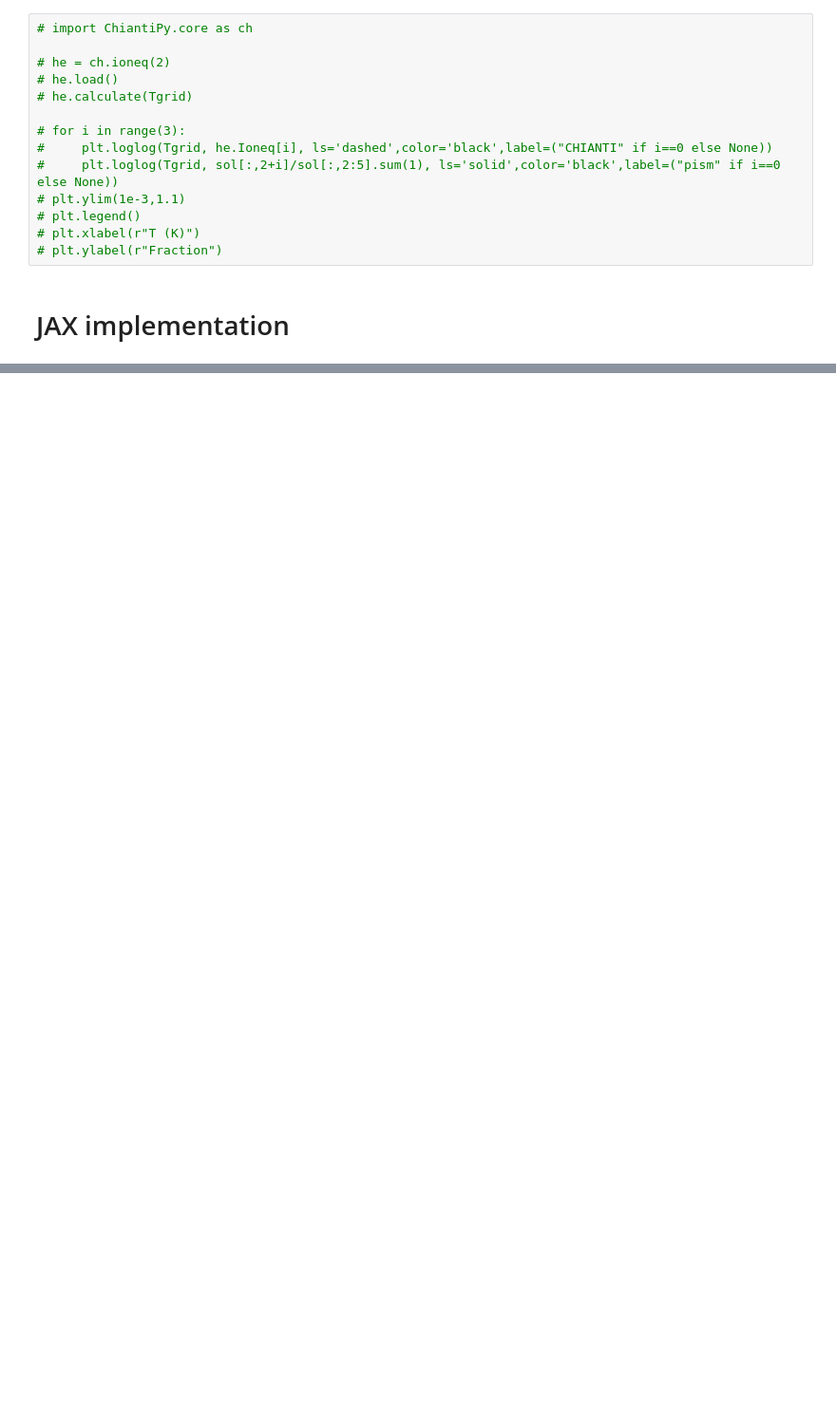
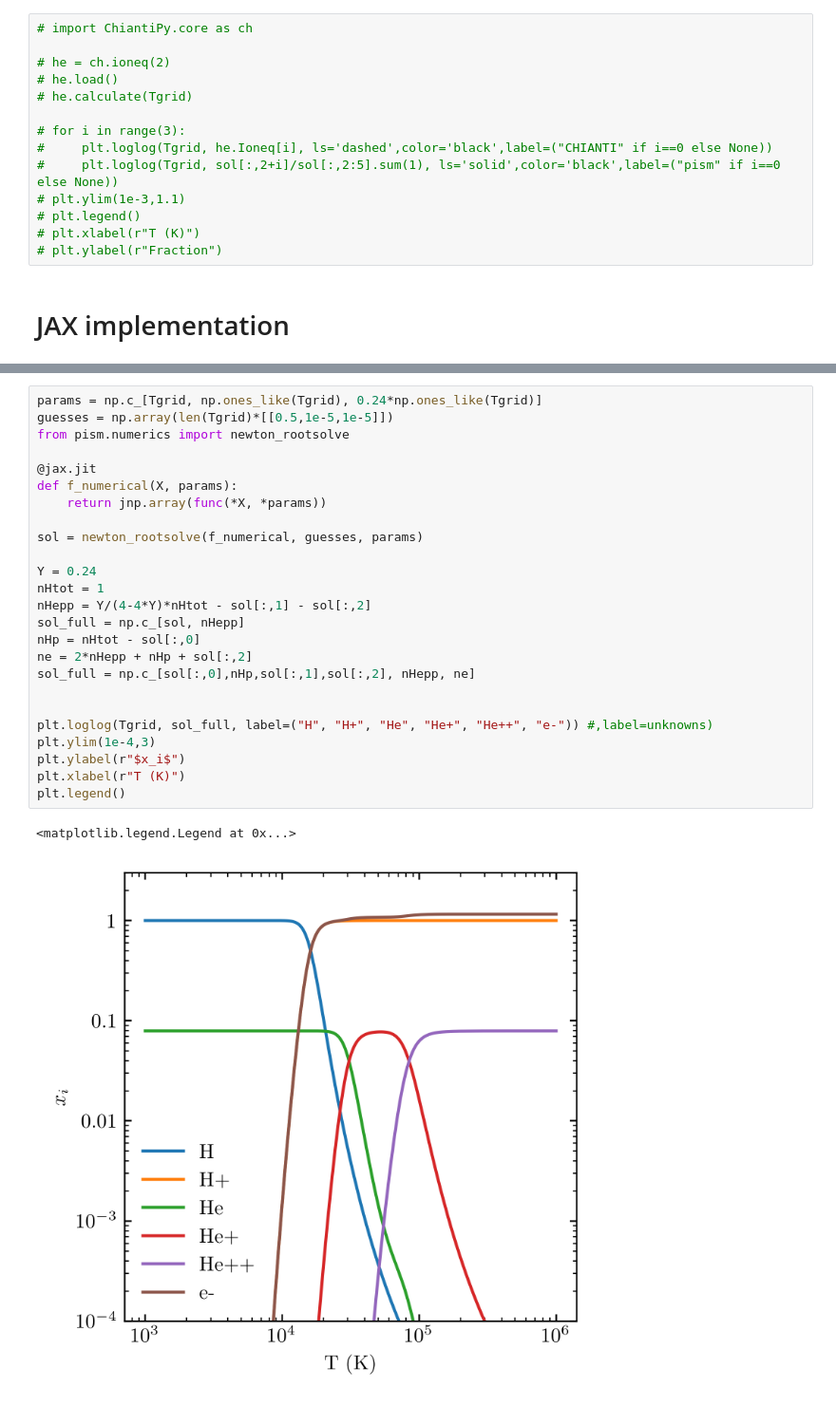
Before and after one commit to mikegrudic/pism, a Jupyter notebook: examples/CIE.ipynb, the cells around one changed output, grey strips where cells are left out. Shown at 95% size. Cells and saved outputs as stored; diff of their text form; blank space fills up the shorter version.

```diff
--- a/examples/CIE.ipynb
+++ b/examples/CIE.ipynb
@@ -322,0 +295,28 @@ plt.legend()
+# %%
+params = np.c_[Tgrid, np.ones_like(Tgrid), 0.24*np.ones_like(Tgrid)]
+guesses = np.array(len(Tgrid)*[[0.5,1e-5,1e-5]])
+from pism.numerics import newton_rootsolve
+
+@jax.jit
+def f_numerical(X, params):
+    return jnp.array(func(*X, *params))
+
+sol = newton_rootsolve(f_numerical, guesses, params)
+
+Y = 0.24
+nHtot = 1
+nHepp = Y/(4-4*Y)*nHtot - sol[:,1] - sol[:,2]
+sol_full = np.c_[sol, nHepp]
+nHp = nHtot - sol[:,0]
+ne = 2*nHepp + nHp + sol[:,2]
+sol_full = np.c_[sol[:,0],nHp,sol[:,1],sol[:,2], nHepp, ne]
+
+
+plt.loglog(Tgrid, sol_full, label=("H", "H+", "He", "He+", "He++", "e-")) #,label=unknowns)
+plt.ylim(1e-4,3)
+plt.ylabel(r"$x_i$")
+plt.xlabel(r"T (K)")
+plt.legend()
+# %% [output]
+<matplotlib.legend.Legend at 0x...>
+[figure, added]
```
Also changed, not shown: parts of 9 cells of this notebook, 7 other files.
